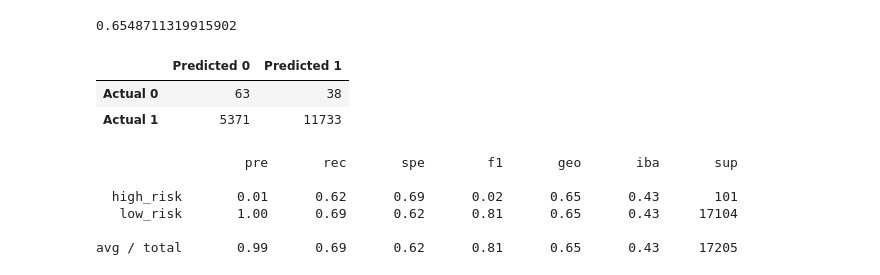
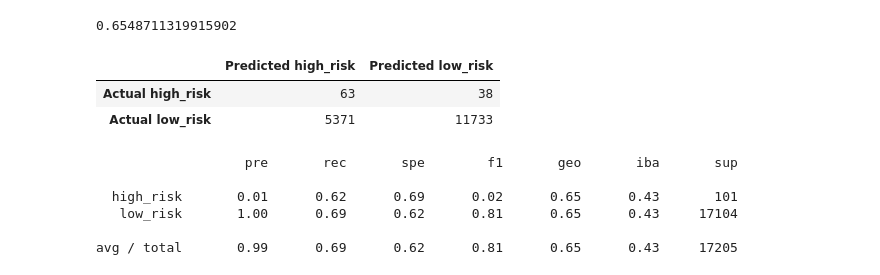
Before and after one commit to aseo67/Credit_Risk_Analysis, a Jupyter notebook: credit_risk_resampling.ipynb, the cells around one changed output. Drawn from its saved outputs; the diff is of its cells as text; code cells hidden in the pictures.

```diff
--- a/credit_risk_resampling.ipynb
+++ b/credit_risk_resampling.ipynb
@@ -237,13 +237,13 @@ balanced_accuracy_score(y_test, y_pred)
 # %%
 # Display the confusion matrix
 from sklearn.metrics import confusion_matrix
 cm = confusion_matrix(y_test, y_pred)
-cm_df = pd.DataFrame(cm, index=["Actual 0","Actual 1"], columns=["Predicted 0","Predicted 1"])
+cm_df = pd.DataFrame(cm, index=["Actual high_risk","Actual low_risk"], columns=["Predicted high_risk","Predicted low_risk"])
 cm_df
 # %% [output]
-|  | Predicted 0 | Predicted 1 |
-| Actual 0 | 63 | 38 |
-| Actual 1 | 5371 | 11733 |
+|  | Predicted high_risk | Predicted low_risk |
+| Actual high_risk | 63 | 38 |
+| Actual low_risk | 5371 | 11733 |
 # %%
 # Print the imbalanced classification report
 from imblearn.metrics import classification_report_imbalanced
```
Also changed, not shown: parts of 3 cells of this notebook, 4 other files.
